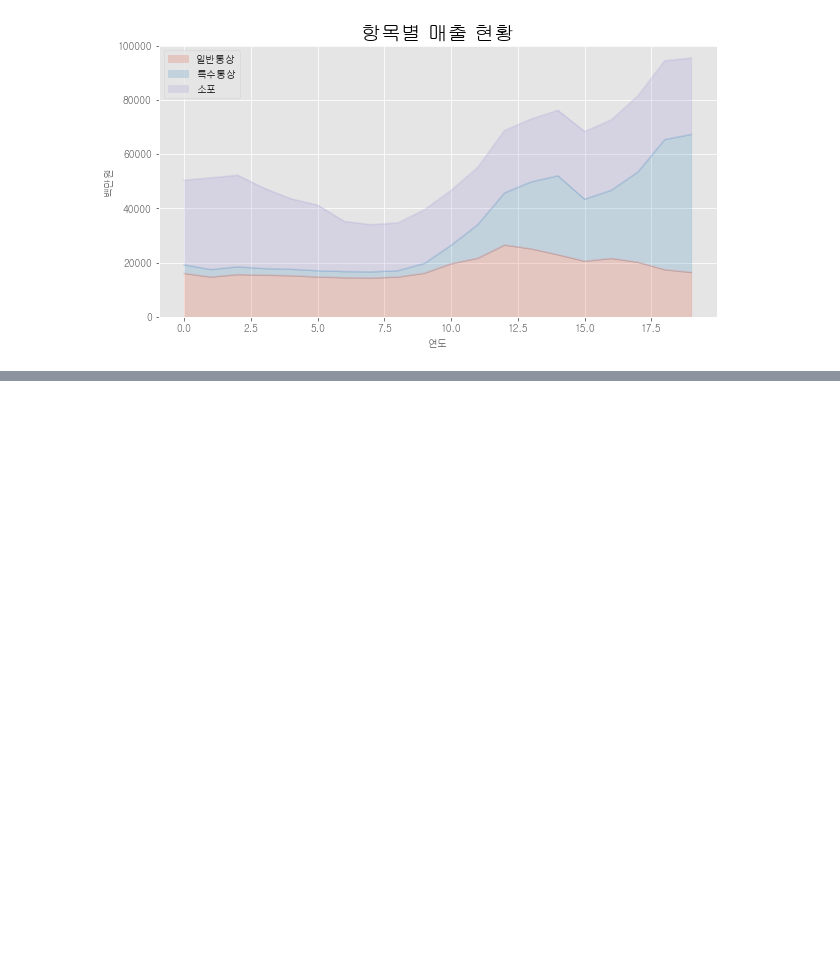
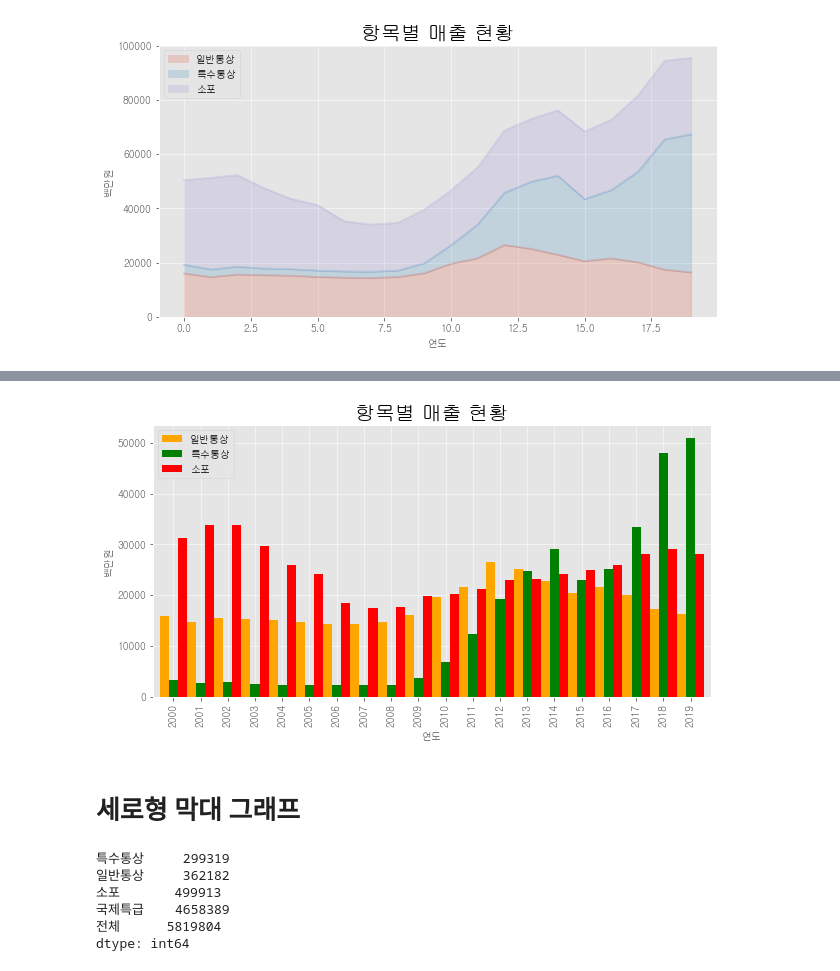
Before and after one commit to swleegit/data_analysis_review, a Jupyter notebook: 데분모05.ipynb, the cells around one changed output, grey strips where cells are left out. Drawn from its saved outputs; the diff is of its cells as text; code cells hidden in the pictures; blank space fills up the shorter version.

Commit message:
histogram

```diff
--- a/데분모05.ipynb
+++ b/데분모05.ipynb
@@ -406,0 +413,34 @@ plt.show()
+# %%
+import pandas as pd
+import matplotlib.pyplot as plt
+df = pd.read_csv("./연도별_매출액_현황.csv", index_col = "연도")
+#'연도'열을 인덱스 이름으로 지정해야한다.
+
+df_3 = df[['일반통상', '특수통상', '소포']]
+df_3.plot(kind = 'bar', width = 1.0, color = ['orange', 'green', 'red'],\
+         figsize = (10,5))
+
+plt.title("항목별 매출 현황", size = 20)
+plt.xlabel("연도",size = 10)
+plt.ylabel("백만원", size = 10)
+plt.legend(loc = 'best')
+plt.show()
+# %% [output]
+[figure, added]
+# %% [markdown]
+# 세로형 막대 그래프
+# %%
+#df.sum() 각 열의 합계를 더한다음 시리즈로 반환함.
+df_sum = df.sum(axis = 0) #axis = 0 은 디폴트임 원래
+
+#series.sort_values(ascending = True) 또는 df.sort_values(by = '열', ascending = True)
+#기존 변수를 대체하고 싶다면 읽기와 쓰기부분에 동시에 배치
+df_sum = df_sum.sort_values(ascending = True)
+print(df_sum)
+# %% [output]
+특수통상     299319
+일반통상     362182
+소포       499913
+국제특급    4658389
+전체      5819804
+dtype: int64
```
Also changed, not shown: parts of 8 cells of this notebook.
